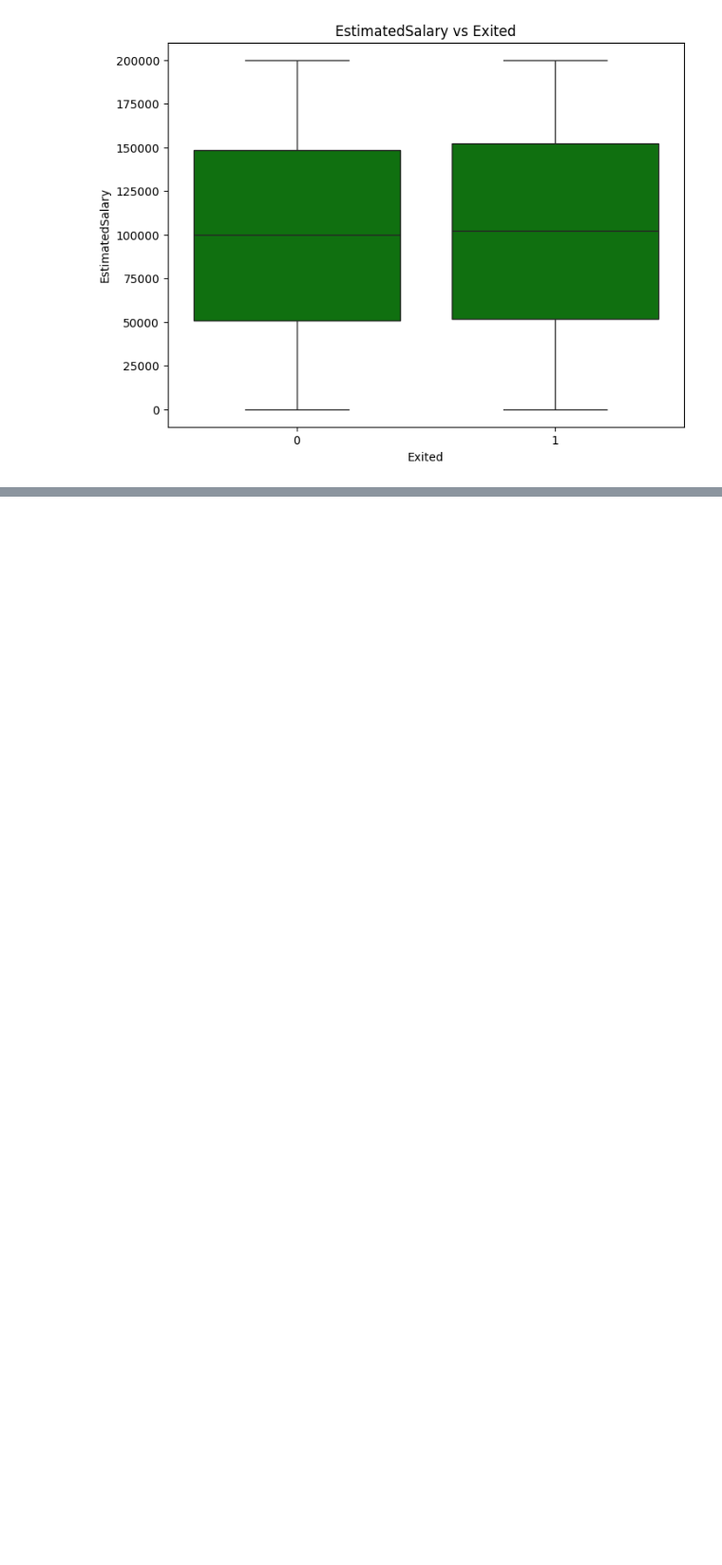
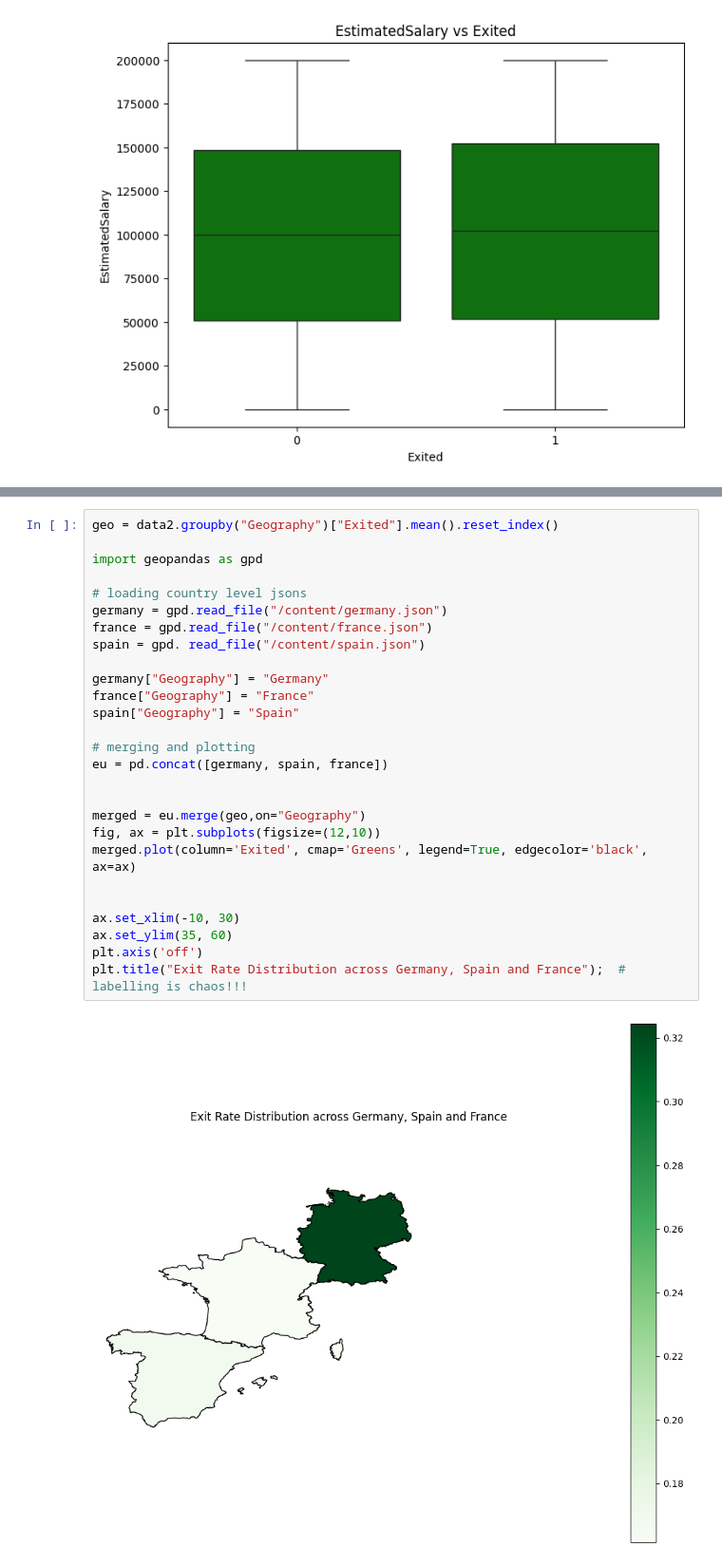
Before and after one commit to joyangelai/Customer-Churn-Prediction, a Jupyter notebook: CustomerChurnPrediction.ipynb, the cells around one changed output, grey strips where cells are left out. Shown: that part at 95% size. Drawn from its saved outputs; the diff is of its cells as text; blank space fills up the shorter version.

```diff
--- a/CustomerChurnPrediction.ipynb
+++ b/CustomerChurnPrediction.ipynb
@@ -336,0 +371,29 @@ for colo in numericals:
+# %%
+geo = data2.groupby("Geography")["Exited"].mean().reset_index()
+
+import geopandas as gpd
+
+# loading country level jsons
+germany = gpd.read_file("/content/germany.json")
+france = gpd.read_file("/content/france.json")
+spain = gpd. read_file("/content/spain.json")
+
+germany["Geography"] = "Germany"
+france["Geography"] = "France"
+spain["Geography"] = "Spain"
+
+# merging and plotting
+eu = pd.concat([germany, spain, france])
+
+
+merged = eu.merge(geo,on="Geography")
+fig, ax = plt.subplots(figsize=(12,10))
+merged.plot(column='Exited', cmap='Greens', legend=True, edgecolor='black', ax=ax)
+
+
+ax.set_xlim(-10, 30)
+ax.set_ylim(35, 60)
+plt.axis('off')
+plt.title("Exit Rate Distribution across Germany, Spain and France");  # labelling is chaos!!!
+# %% [output]
+[figure, added]
```
Also changed, not shown: parts of 7 cells of this notebook.
